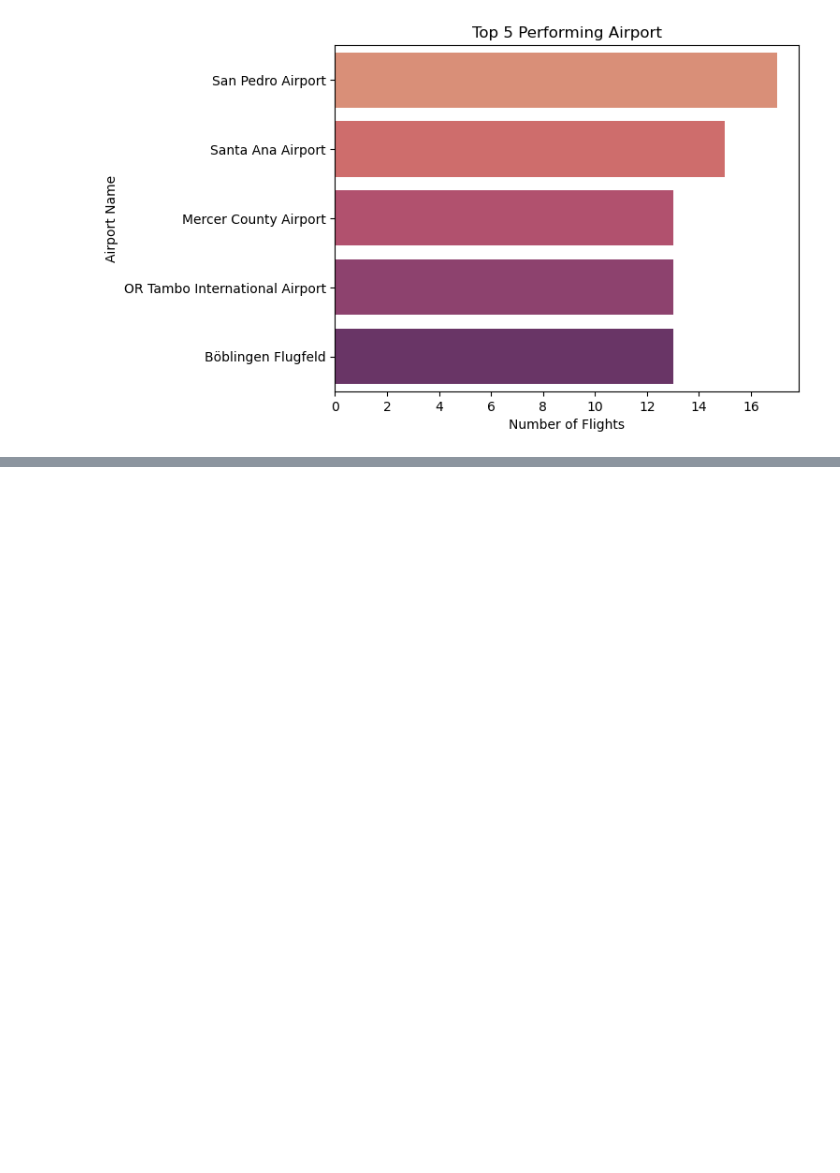
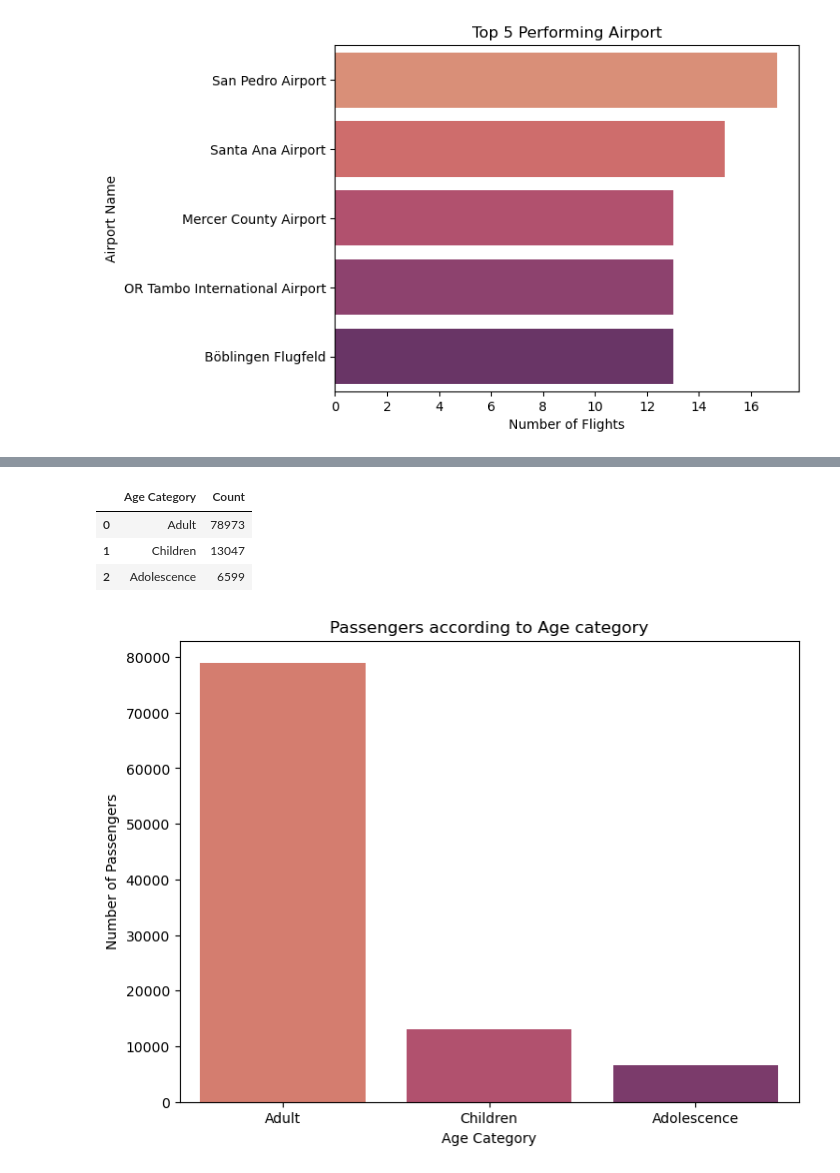
Before and after one commit to aadarshaAB/Airline-Delay-Prediction, a Jupyter notebook: Untitled.ipynb, the cells around one changed output, grey strips where cells are left out. Drawn from its saved outputs; the diff is of its cells as text; code cells hidden in the pictures; blank space fills up the shorter version.

```diff
--- a/Untitled.ipynb
+++ b/Untitled.ipynb
@@ -190,3 +189,9 @@ plt.title("Top 5 Performing Airport")
 plt.show()
 # %% [output]
 [figure]
+# %%
+#Catageorizing the according to age group
+Age_category=['Children','Adolescence','Adult']
+conditions=[(df["Age"]<=12),(df["Age"]>12)&(df["Age"]<=18),(df["Age"]>18)]
+df["Age Category"]=np.select(conditions,Age_category,default="unknown")
+df
@@ -192,0 +212,18 @@ plt.show()
+# %%
+ageCategory_count=df["Age Category"].value_counts().rename_axis("Age Category").reset_index(name="Count")
+ageCategory_count
+# gender_count=df["Gender"].value_counts().rename_axis('Gender').reset_index(name="Count")
+# %% [output]
+|  | Age Category | Count |
+| 0 | Adult | 78973 |
+| 1 | Children | 13047 |
+| 2 | Adolescence | 6599 |
+# %%
+plt.figure(figsize=(8,6))
+sns.barplot(y="Count",x="Age Category",data=ageCategory_count,palette='flare')
+plt.xlabel("Age Category")
+plt.ylabel("Number of Passengers")
+plt.title("Passengers according to Age category")
+plt.show()
+# %% [output]
+[figure, added]
```
Also changed, not shown: parts of 9 cells of this notebook.
